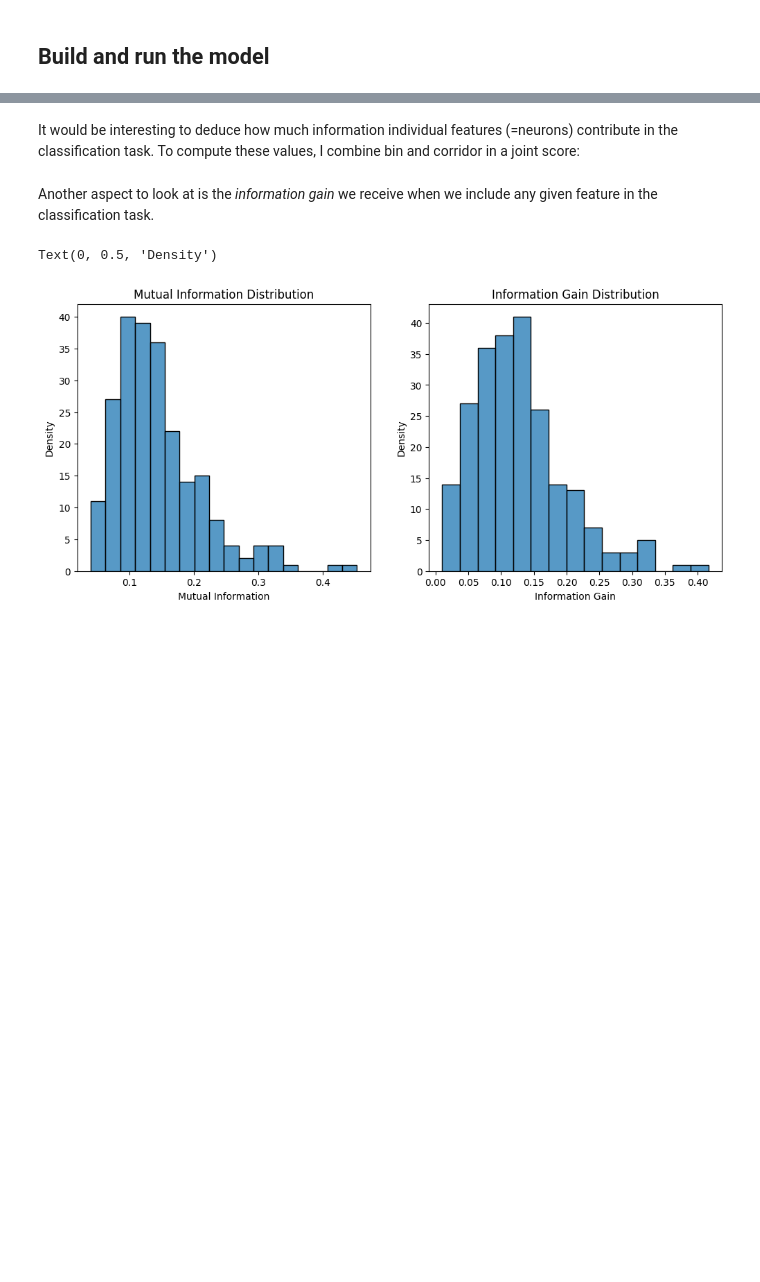
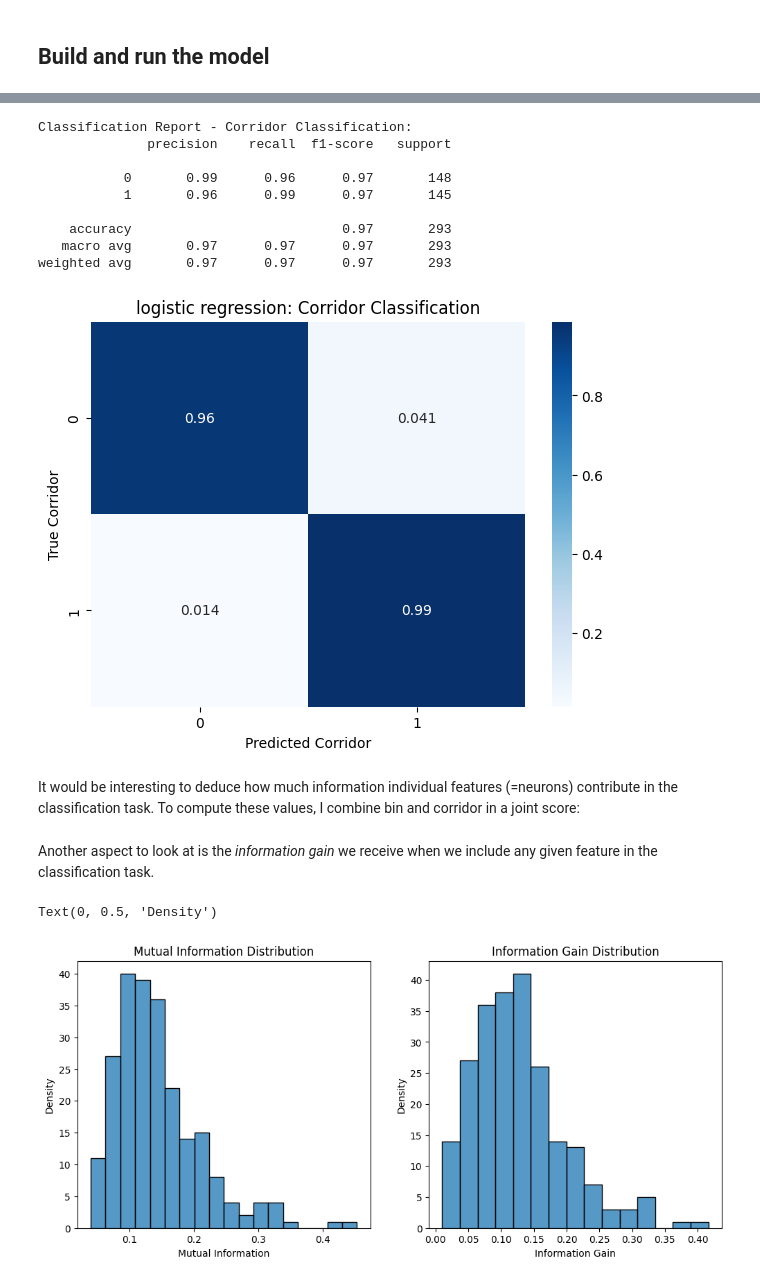
Before and after one commit to Anneser/SpatialInformation, a Jupyter notebook: scripts/03_LocationDecoding.ipynb, the cells around one changed output, grey strips where cells are left out. Drawn from its saved outputs; the diff is of its cells as text; code cells hidden in the pictures; blank space fills up the shorter version.

```diff
--- a/scripts/03_LocationDecoding.ipynb
+++ b/scripts/03_LocationDecoding.ipynb
@@ -310,0 +322,6 @@ Proximity-Weighted Accuracy: 0.6877
+# %%
+from sklearn.linear_model import LogisticRegression
+
+logreg = LogisticRegression(penalty="l1", solver="liblinear", random_state=42).fit(X_train, y_corridors_train)
+
+y_pred = logreg.predict(X_test)
@@ -311,3 +370,27 @@ Proximity-Weighted Accuracy: 0.6877
+# %%
+conf_matrix_corridors = confusion_matrix(y_corridors_test, y_pred, normalize='true')
+
+fig, ax = plt.subplots(1, 1, figsize=(7, 5))
+# Corridor classification confusion matrix
+sns.heatmap(conf_matrix_corridors, annot=True, cmap='Blues',#fmt="d", cmap="Blues",
+            xticklabels=[0, 1], yticklabels=[0, 1])
+ax.set_xlabel("Predicted Corridor")
+ax.set_ylabel("True Corridor")
+ax.set_title("logistic regression: Corridor Classification")
+
+print("Classification Report - Corridor Classification:")
+print(classification_report(y_corridors_test, y_pred))
+# %% [output]
+Classification Report - Corridor Classification:
+              precision    recall  f1-score   support
+
+           0       0.99      0.96      0.97       148
+           1       0.96      0.99      0.97       145
+
+    accuracy                           0.97       293
+   macro avg       0.97      0.97      0.97       293
+weighted avg       0.97      0.97      0.97       293
+[figure, added]
 # %% [markdown]
 It would be interesting to deduce how much information individual features (=neurons) contribute in the classification task. To compute these values, I combine bin and corridor in a joint score:
 # %%
```
Also changed, not shown: parts of 10 cells of this notebook, 10 other files.
